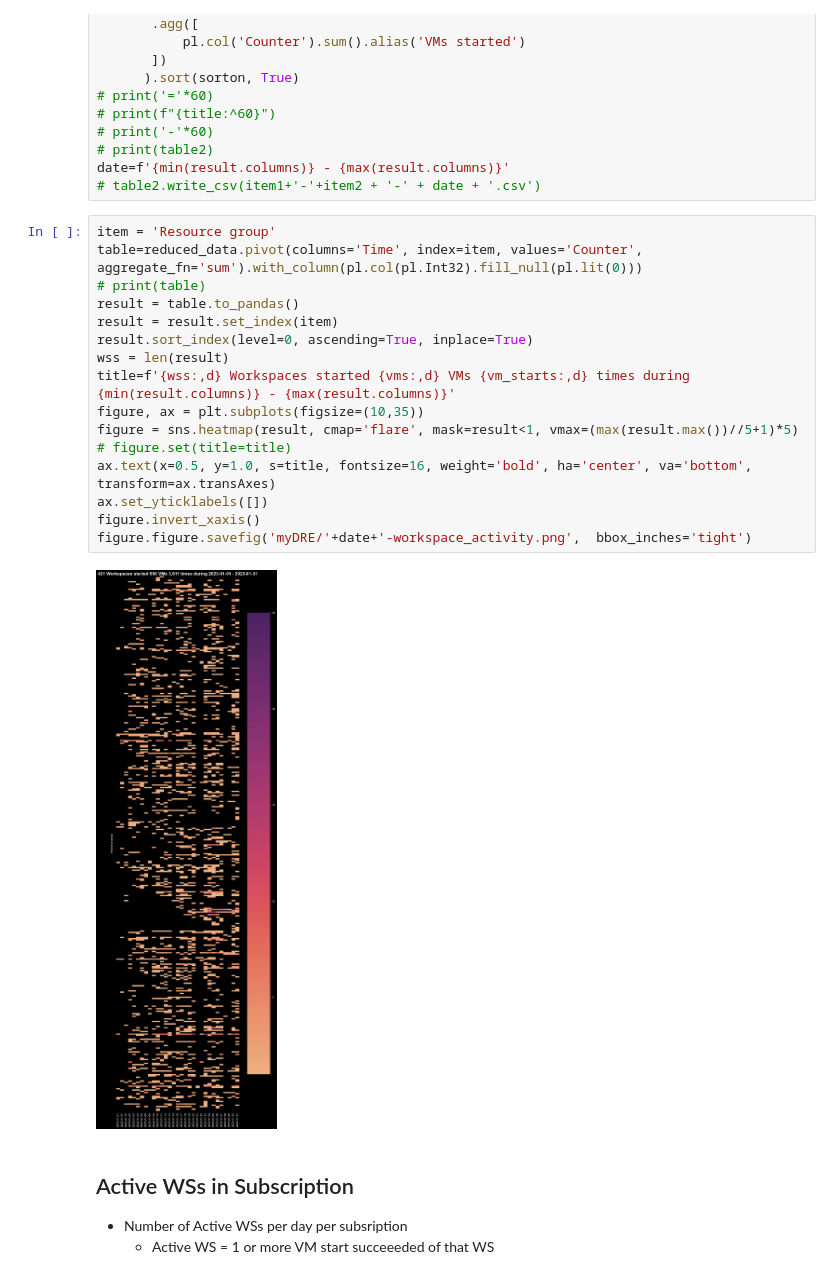
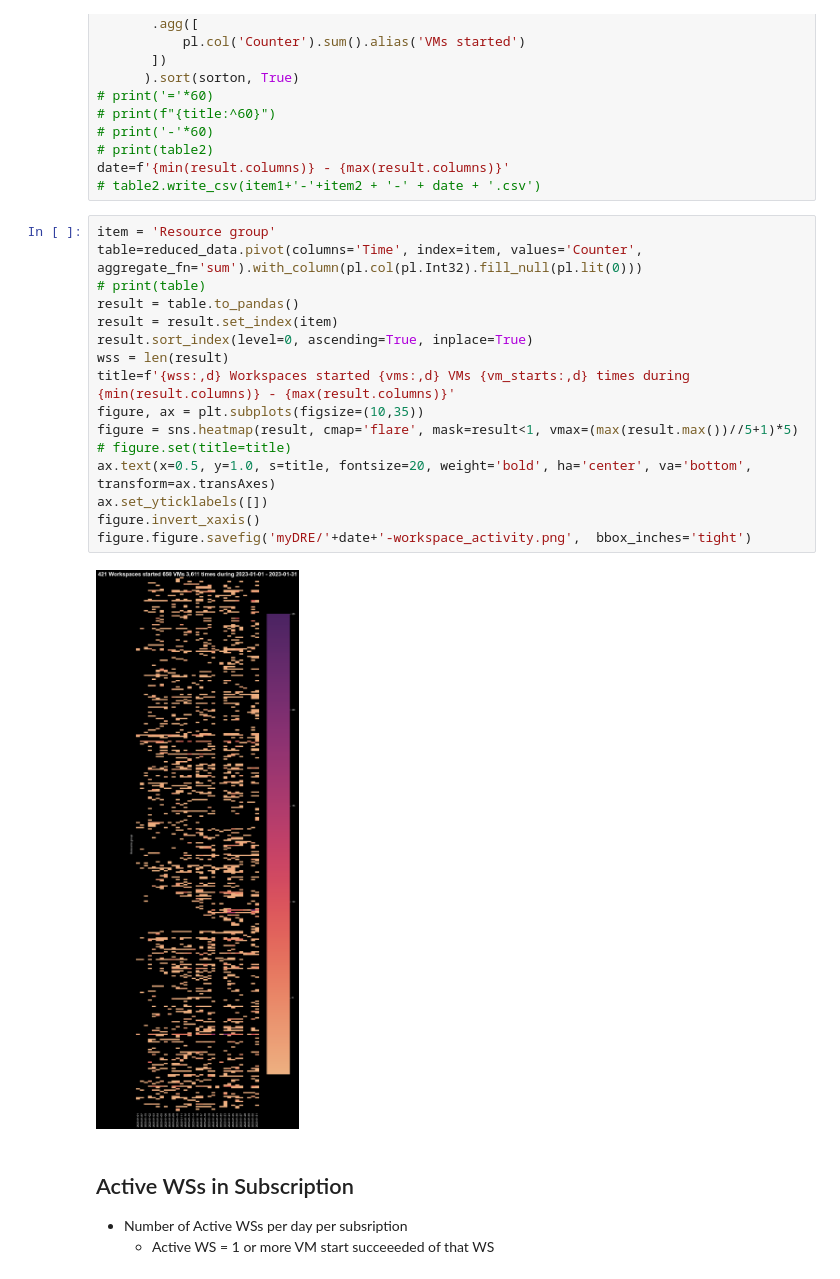
Before and after one commit to flow4u/myDRE-Activity, a Jupyter notebook: myDRE Activity.ipynb, the cells around one changed output. Saved outputs shown, nothing was run; the diff lists cells and outputs as text.

Commit message:
v0.5a make the images larger

```diff
--- a/myDRE Activity.ipynb
+++ b/myDRE Activity.ipynb
@@ -141,21 +141,21 @@ date=f'{min(result.columns)} - {max(result.columns)}'
 # %%
 item = 'Resource group'
 table=reduced_data.pivot(columns='Time', index=item, values='Counter', aggregate_fn='sum').with_column(pl.col(pl.Int32).fill_null(pl.lit(0)))
 # print(table)
 result = table.to_pandas()
 result = result.set_index(item)
 result.sort_index(level=0, ascending=True, inplace=True)
 wss = len(result)
 title=f'{wss:,d} Workspaces started {vms:,d} VMs {vm_starts:,d} times during {min(result.columns)} - {max(result.columns)}'
 figure, ax = plt.subplots(figsize=(10,35))
 figure = sns.heatmap(result, cmap='flare', mask=result<1, vmax=(max(result.max())//5+1)*5)
 # figure.set(title=title)
-ax.text(x=0.5, y=1.0, s=title, fontsize=16, weight='bold', ha='center', va='bottom', transform=ax.transAxes)
+ax.text(x=0.5, y=1.0, s=title, fontsize=20, weight='bold', ha='center', va='bottom', transform=ax.transAxes)
 ax.set_yticklabels([])
 figure.invert_xaxis()
 figure.figure.savefig('myDRE/'+date+'-workspace_activity.png',  bbox_inches='tight')
 # %% [output]
-[figure, old version]
+[figure, new version]
 # %% [markdown]
 ## Active WSs in Subscription
 
```
Also changed, not shown: parts of 9 cells of this notebook, 13 other files.
